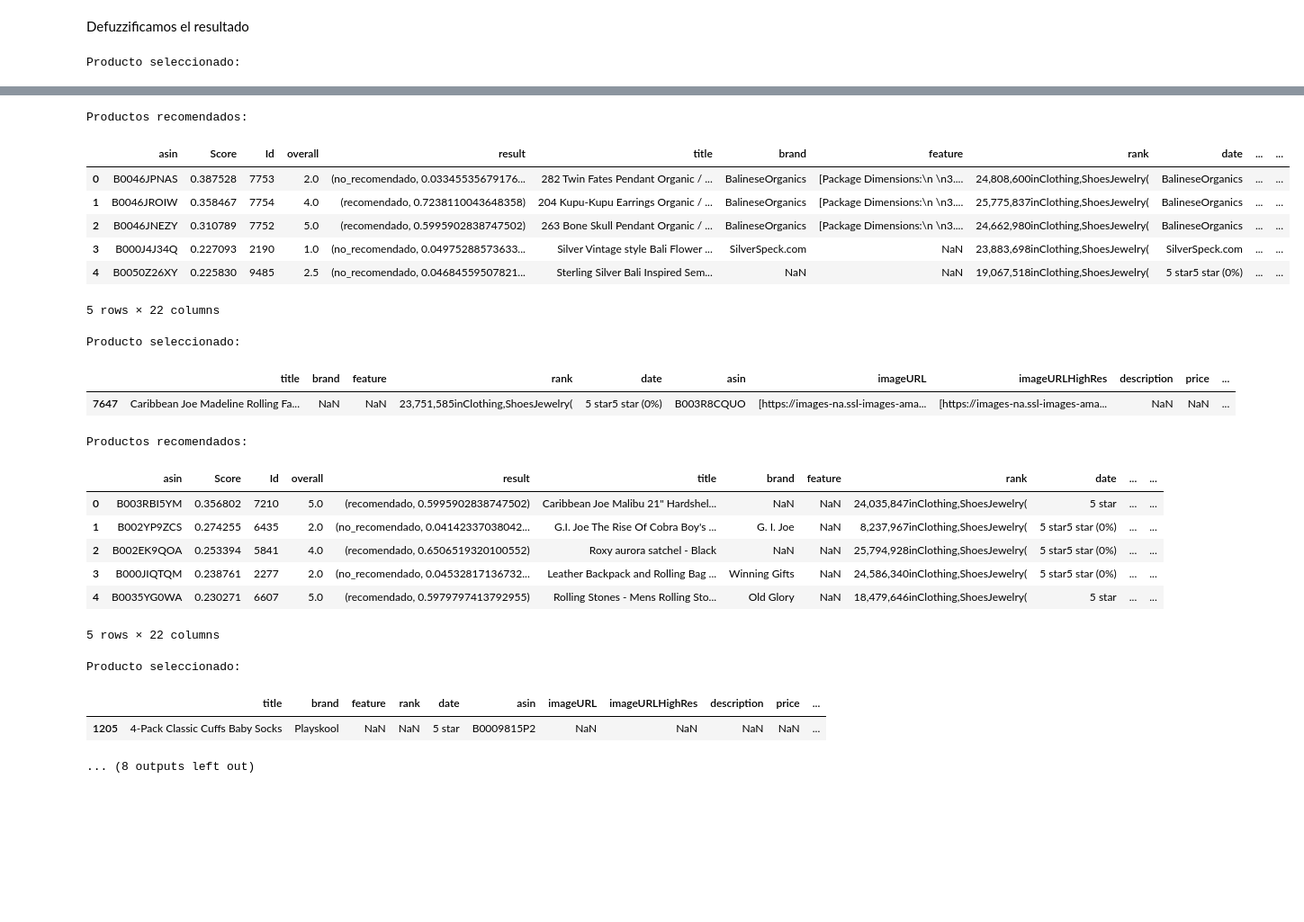
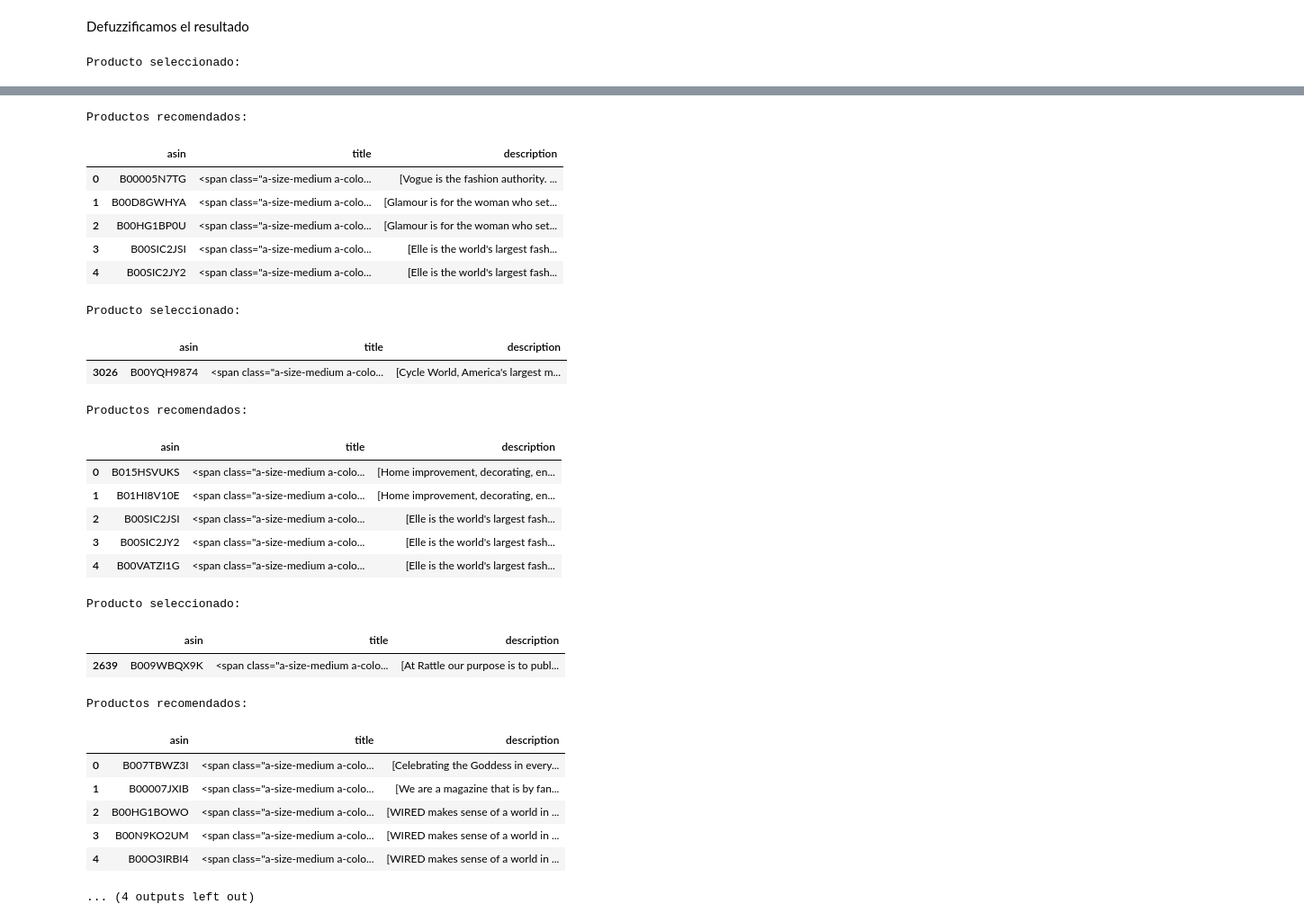
Before and after one commit to EmilioGinzo/fuzzy-recommendation-system-, a Jupyter notebook: analisis.ipynb, the cells around one changed output, grey strips where cells are left out. Shown at 90% size. Saved outputs shown, nothing was run; the diff lists cells and outputs as text; code cells hidden in the pictures; blank space fills up the shorter version.

```diff
--- a/analisis.ipynb
+++ b/analisis.ipynb
@@ -13,8 +13,8 @@ from skfuzzy import control as ctrl
 import random
 from IPython.display import display
 # %%
-PATH = './AMAZON_FASHION.json.gz'
-PATH_meta = './meta_AMAZON_FASHION.json.gz'
+PATH = './Magazine_Subscriptions.json.gz'
+PATH_meta = './meta_Magazine_Subscriptions.json.gz'
 # %% [markdown]
 ## MODULO 1
 ### Lector de datasets
@@ -51,0 +54,7 @@ df_meta.shape
+# %%
+columns_to_combine = ['title', 'brand', 'summary', 'description', 'expliota']
+existing_columns = [col for col in columns_to_combine if col in df_meta_cortado.columns]
+
+if existing_columns:
+    for column in existing_columns:
+        df_meta = df_meta[df_meta[column].astype(bool)]
@@ -210,7 +232,7 @@ for i in range(4):
     ax = axs[i // 2, i % 2]  # Seleccionar el subplot adecuado
     ax.scatter(scores_df['ItemID'], scores_df['Score'])
     ax.set_title(f'Similarity Scores #{i+1}')
-    ax.set_xlim(0, 10000)
+    ax.set_xlim(0, scores_df['ItemID'].max())
 
 plt.tight_layout()
 plt.show()
@@ -337,10 +358,10 @@ for i, df_result in enumerate(final_results):
     sorted_results = final_results[i].sort_values(by='result', key=lambda x: x.apply(lambda y: y[1] if isinstance(y, tuple) else y), ascending=False)
 # %%
 for i in range(4):
-    producto_encontrado = df_meta_cortado.loc[df_meta_cortado['asin'] == random_asin_valores[i]]
+    producto_encontrado = df_meta_cortado.loc[df_meta_cortado['asin'] == random_asin_valores[i], ['asin', 'title', 'description']]
     print("Producto seleccionado: ")
     display(producto_encontrado)
-    resultado_completo = pd.merge(final_results[i], df_meta_cortado, on='asin')
+    resultado_completo = pd.merge(final_results[i], df_meta_cortado, on='asin')[['asin', 'title', 'description']]
     print("Productos recomendados:")
     display(resultado_completo.head(5))
 # %% [output]
@@ -350,23 +371,28 @@ Producto seleccionado:
 Productos recomendados:
-|  | asin | Score | Id | overall | result | title | brand | feature | rank | date | ... | ... |
-| 0 | B0046JPNAS | 0.387528 | 7753 | 2.0 | (no_recomendado, 0.03345535679176... | 282 Twin Fates Pendant Organic / ... | BalineseOrganics | [Package Dimensions:\n \n3.... | 24,808,600inClothing,ShoesJewelry( | BalineseOrganics | ... | ... |
-| 1 | B0046JROIW | 0.358467 | 7754 | 4.0 | (recomendado, 0.7238110043648358) | 204 Kupu-Kupu Earrings Organic / ... | BalineseOrganics | [Package Dimensions:\n \n3.... | 25,775,837inClothing,ShoesJewelry( | BalineseOrganics | ... | ... |
-| 2 | B0046JNEZY | 0.310789 | 7752 | 5.0 | (recomendado, 0.5995902838747502) | 263 Bone Skull Pendant Organic / ... | BalineseOrganics | [Package Dimensions:\n \n3.... | 24,662,980inClothing,ShoesJewelry( | BalineseOrganics | ... | ... |
-| 3 | B000J4J34Q | 0.227093 | 2190 | 1.0 | (no_recomendado, 0.04975288573633... | Silver Vintage style Bali Flower ... | SilverSpeck.com | NaN | 23,883,698inClothing,ShoesJewelry( | SilverSpeck.com | ... | ... |
-| 4 | B0050Z26XY | 0.225830 | 9485 | 2.5 | (no_recomendado, 0.04684559507821... | Sterling Silver Bali Inspired Sem... | NaN | NaN | 19,067,518inClothing,ShoesJewelry( | 5 star5 star (0%) | ... | ... |
+|  | asin | title | description |
+| 0 | B00005N7TG | <span class="a-size-medium a-colo... | [Vogue is the fashion authority. ... |
+| 1 | B00D8GWHYA | <span class="a-size-medium a-colo... | [Glamour is for the woman who set... |
+| 2 | B00HG1BP0U | <span class="a-size-medium a-colo... | [Glamour is for the woman who set... |
+| 3 | B00SIC2JSI | <span class="a-size-medium a-colo... | [Elle is the world's largest fash... |
+| 4 | B00SIC2JY2 | <span class="a-size-medium a-colo... | [Elle is the world's largest fash... |
-5 rows × 22 columns
+Producto seleccionado:
+|  | asin | title | description |
+| 3026 | B00YQH9874 | <span class="a-size-medium a-colo... | [Cycle World, America's largest m... |
-Producto seleccionado:
+Productos recomendados:
-|  | title | brand | feature | rank | date | asin | imageURL | imageURLHighRes | description | price | ... |
-| 7647 | Caribbean Joe Madeline Rolling Fa... | NaN | NaN | 23,751,585inClothing,ShoesJewelry( | 5 star5 star (0%) | B003R8CQUO | [https://images-na.ssl-images-ama... | [https://images-na.ssl-images-ama... | NaN | NaN | ... |
+|  | asin | title | description |
+| 0 | B015HSVUKS | <span class="a-size-medium a-colo... | [Home improvement, decorating, en... |
+| 1 | B01HI8V10E | <span class="a-size-medium a-colo... | [Home improvement, decorating, en... |
+| 2 | B00SIC2JSI | <span class="a-size-medium a-colo... | [Elle is the world's largest fash... |
+| 3 | B00SIC2JY2 | <span class="a-size-medium a-colo... | [Elle is the world's largest fash... |
+| 4 | B00VATZI1G | <span class="a-size-medium a-colo... | [Elle is the world's largest fash... |
-Productos recomendados:
+Producto seleccionado:
-|  | asin | Score | Id | overall | result | title | brand | feature | rank | date | ... | ... |
-| 0 | B003RBI5YM | 0.356802 | 7210 | 5.0 | (recomendado, 0.5995902838747502) | Caribbean Joe Malibu 21" Hardshel... | NaN | NaN | 24,035,847inClothing,ShoesJewelry( | 5 star | ... | ... |
-| 1 | B002YP9ZCS | 0.274255 | 6435 | 2.0 | (no_recomendado, 0.04142337038042... | G.I. Joe The Rise Of Cobra Boy's ... | G. I. Joe | NaN | 8,237,967inClothing,ShoesJewelry( | 5 star5 star (0%) | ... | ... |
-| 2 | B002EK9QOA | 0.253394 | 5841 | 4.0 | (recomendado, 0.6506519320100552) | Roxy aurora satchel - Black | NaN | NaN | 25,794,928inClothing,ShoesJewelry( | 5 star5 star (0%) | ... | ... |
-| 3 | B000JIQTQM | 0.238761 | 2277 | 2.0 | (no_recomendado, 0.04532817136732... | Leather Backpack and Rolling Bag ... | Winning Gifts | NaN | 24,586,340inClothing,ShoesJewelry( | 5 star5 star (0%) | ... | ... |
-| 4 | B0035YG0WA | 0.230271 | 6607 | 5.0 | (recomendado, 0.5979797413792955) | Rolling Stones - Mens Rolling Sto... | Old Glory | NaN | 18,479,646inClothing,ShoesJewelry( | 5 star | ... | ... |
+|  | asin | title | description |
+| 2639 | B009WBQX9K | <span class="a-size-medium a-colo... | [At Rattle our purpose is to publ... |
-5 rows × 22 columns
+Productos recomendados:
+|  | asin | title | description |
+| 0 | B007TBWZ3I | <span class="a-size-medium a-colo... | [Celebrating the Goddess in every... |
+| 1 | B00007JXIB | <span class="a-size-medium a-colo... | [We are a magazine that is by fan... |
+| 2 | B00HG1BOWO | <span class="a-size-medium a-colo... | [WIRED makes sense of a world in ... |
+| 3 | B00N9KO2UM | <span class="a-size-medium a-colo... | [WIRED makes sense of a world in ... |
+| 4 | B00O3IRBI4 | <span class="a-size-medium a-colo... | [WIRED makes sense of a world in ... |
-Producto seleccionado:
+... (4 outputs left out)
-|  | title | brand | feature | rank | date | asin | imageURL | imageURLHighRes | description | price | ... |
-| 1205 | 4-Pack Classic Cuffs Baby Socks | Playskool | NaN | NaN | 5 star | B0009815P2 | NaN | NaN | NaN | NaN | ... |
-... (8 outputs left out)
```
Also changed, not shown: parts of 14 cells of this notebook.
